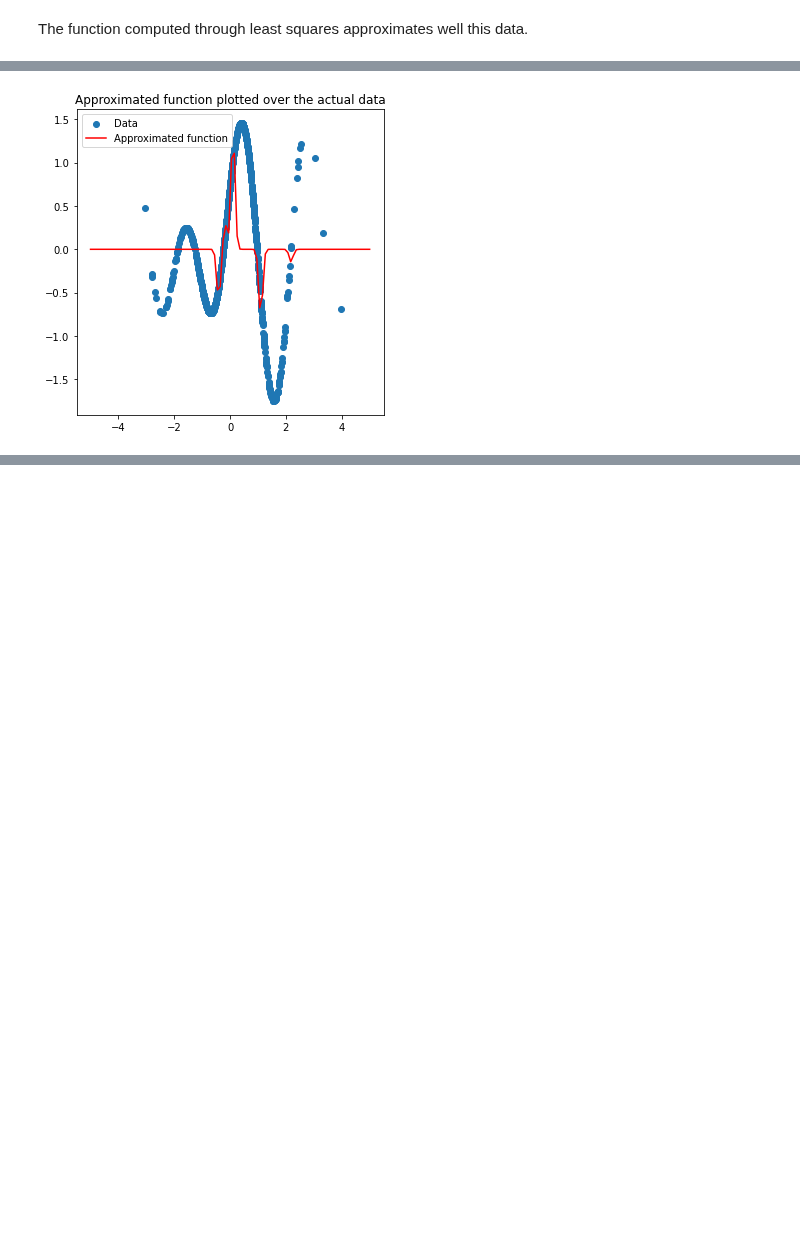
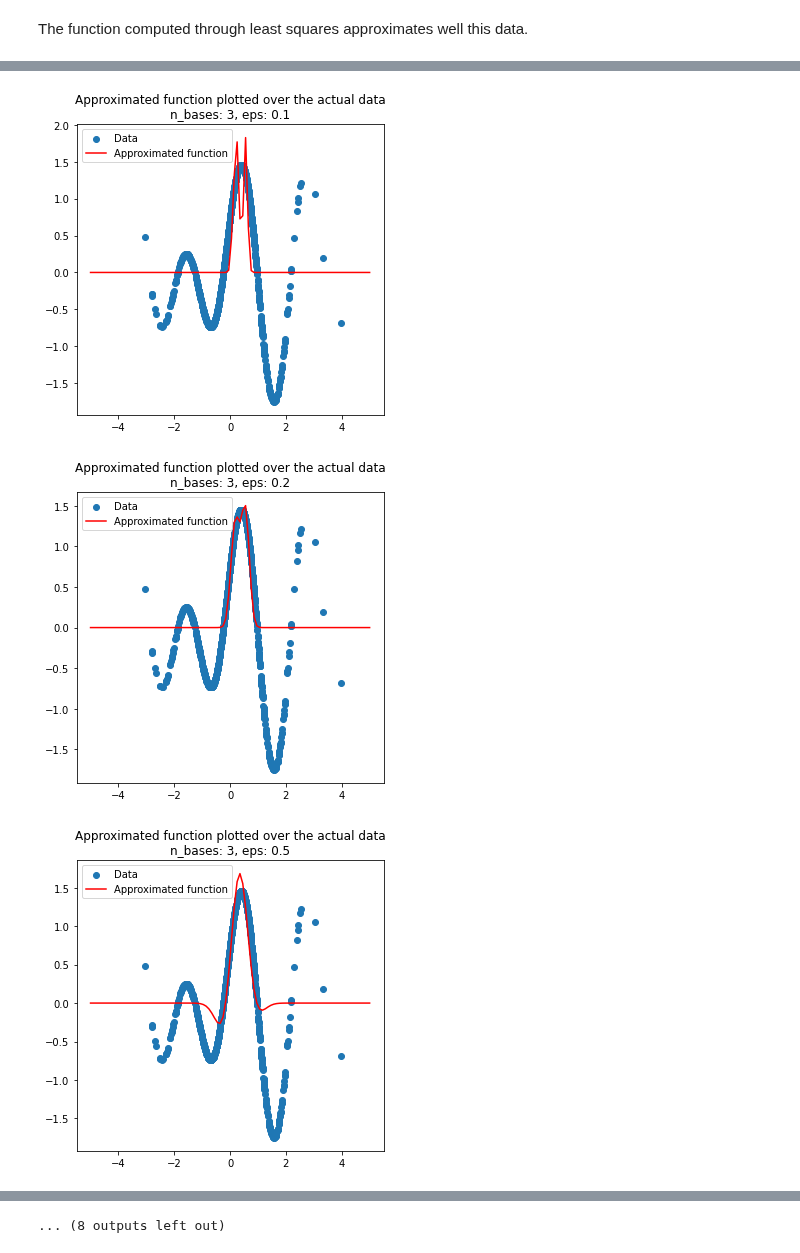
Before and after one commit to AlexPasqua/MLCMS-exercises, a Jupyter notebook: EX5/src/task1.ipynb, the cells around one changed output, grey strips where cells are left out. Drawn from its saved outputs; the diff is of its cells as text; code cells hidden in the pictures; blank space fills up the shorter version.

Commit message:
Task1: compared nonlinear approxs with different params
Different values for n_bases and eps. Plot the approximated function against the actual data

```diff
--- a/EX5/src/task1.ipynb
+++ b/EX5/src/task1.ipynb
@@ -21,8 +22,18 @@ Approximate non-linear function in dataset `nonlinear_function_data.txt`
-# %%
-nonlinear_data_path = "../data/nonlinear_function_data.txt"
-C, residuals, rank, singvals, centers, eps = approx_nonlin_func(nonlinear_data_path)
-# %%
-# plot approximated function over the linear data
-plot_func_over_data(lstsqr_sol=C, data=nonlinear_data_path, linear=False, centers=centers, eps=eps)
-# %% [output]
-[figure, removed]
+# %%
+# read the data
+nonlinear_data_path = "../data/nonlinear_function_data.txt"
+points, targets = get_points_and_targets(nonlinear_data_path)
+# %%
+# try to approximate the data with different number of bases and values of eps, then plot the approximation and the data
+n_bases_list = (3, 5, 8, 10)
+eps_list = (.1, .2, .5, .8, 12)
+for n_bases in n_bases_list:
+    # use the same center points with all the different values of eps
+    centers = np.random.choice(points.ravel(), replace=False, size=n_bases)
+    for eps in eps_list:
+        C, residuals, rank, singvals, centers, eps = approx_nonlin_func(nonlinear_data_path, n_bases=n_bases, eps=eps, centers=centers)
+        plot_func_over_data(lstsqr_sol=C, data=nonlinear_data_path, linear=False, centers=centers, eps=eps)
+# %% [output]
+[figure, added]
+[figure, added]
+[figure, added]
@@ -28,0 +49 @@ plot_func_over_data(lstsqr_sol=C, data=nonlinear_data_path, linear=False, center
+... (8 outputs left out)
```
Also changed, not shown: parts of 4 cells of this notebook, 1 other file.
